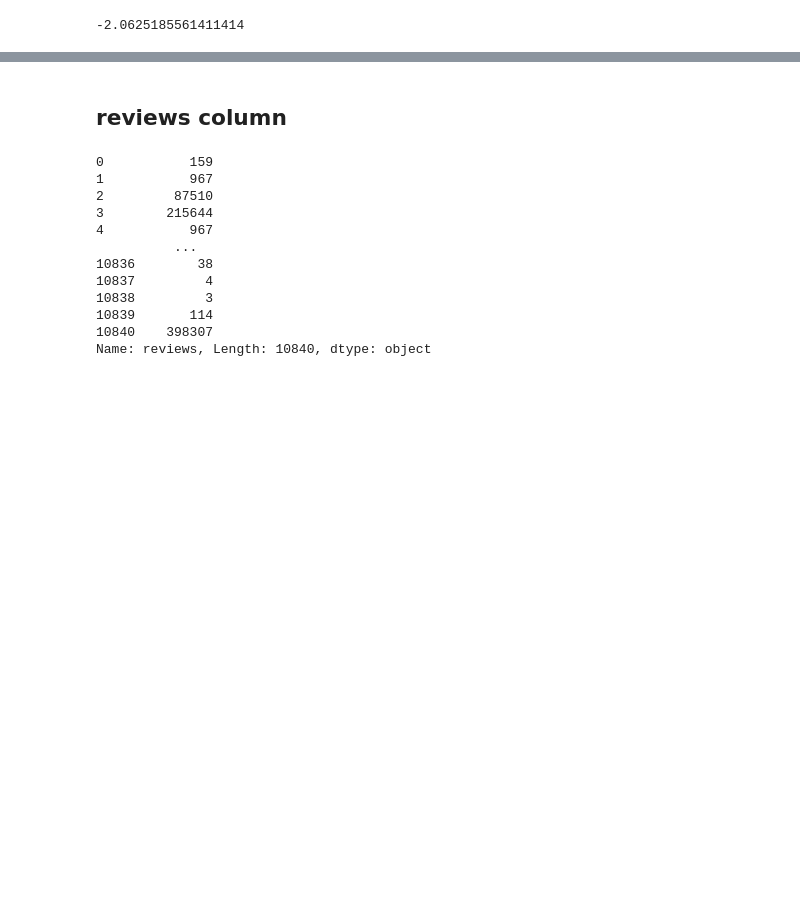
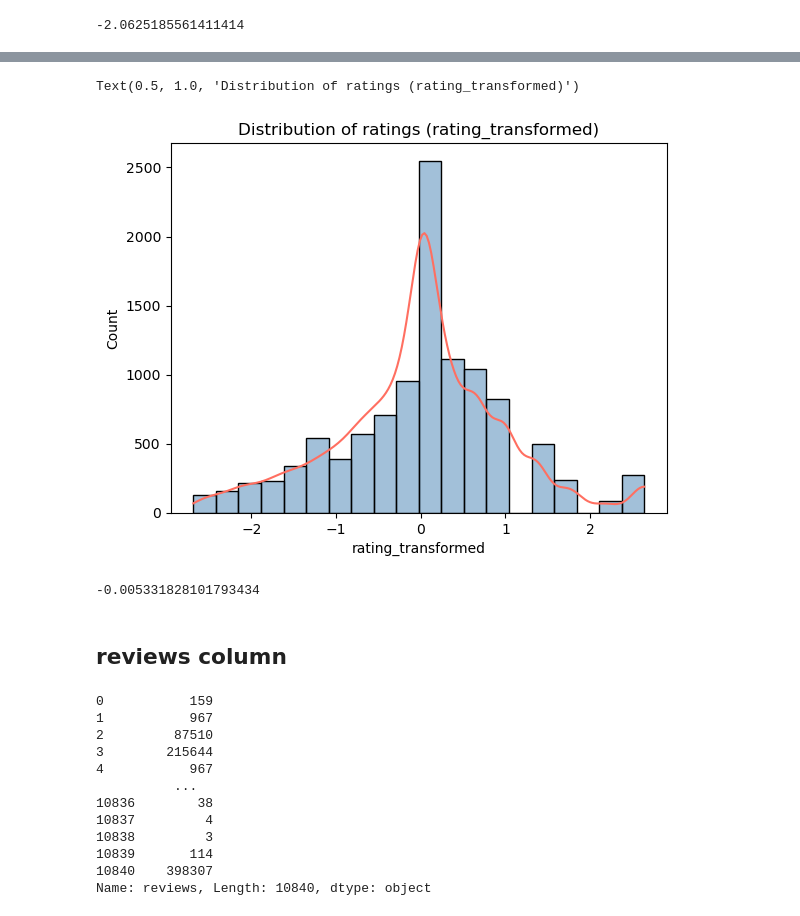
Before and after one commit to danial-baraty/ML-projs, a Jupyter notebook: googleplaystore/Mini Project 1.ipynb, the cells around one changed output, grey strips where cells are left out. Cells and saved outputs as stored; diff of their text form; code cells hidden in the pictures; blank space fills up the shorter version.

```diff
--- a/googleplaystore/Mini Project 1.ipynb
+++ b/googleplaystore/Mini Project 1.ipynb
@@ -152,0 +164,17 @@ df["rating"].skew()
+# %%
+# Log transform makes negative skew worse, Yeo-Johnson is a better choice here
+from sklearn.preprocessing import PowerTransformer
+
+pt_rating = PowerTransformer(method="yeo-johnson")
+df["rating_transformed"] = pt_rating.fit_transform(df[["rating"]])
+# %%
+ax = sns.histplot(data=df['rating_transformed'], bins=20, kde=True, color='#4682B4')
+ax.lines[0].set_color('#FF6F61')
+plt.title("Distribution of ratings (rating_transformed)")
+# %% [output]
+Text(0.5, 1.0, 'Distribution of ratings (rating_transformed)')
+[figure, added]
+# %%
+df["rating_transformed"].skew()
+# %% [output]
+-0.005331828101793434
```
Also changed, not shown: parts of 9 cells of this notebook.
